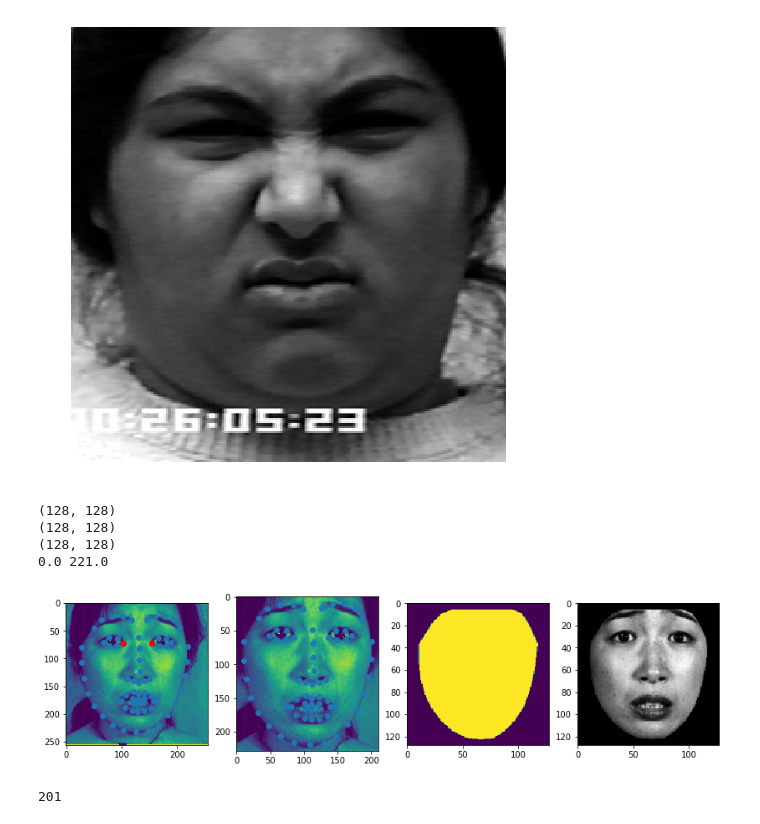
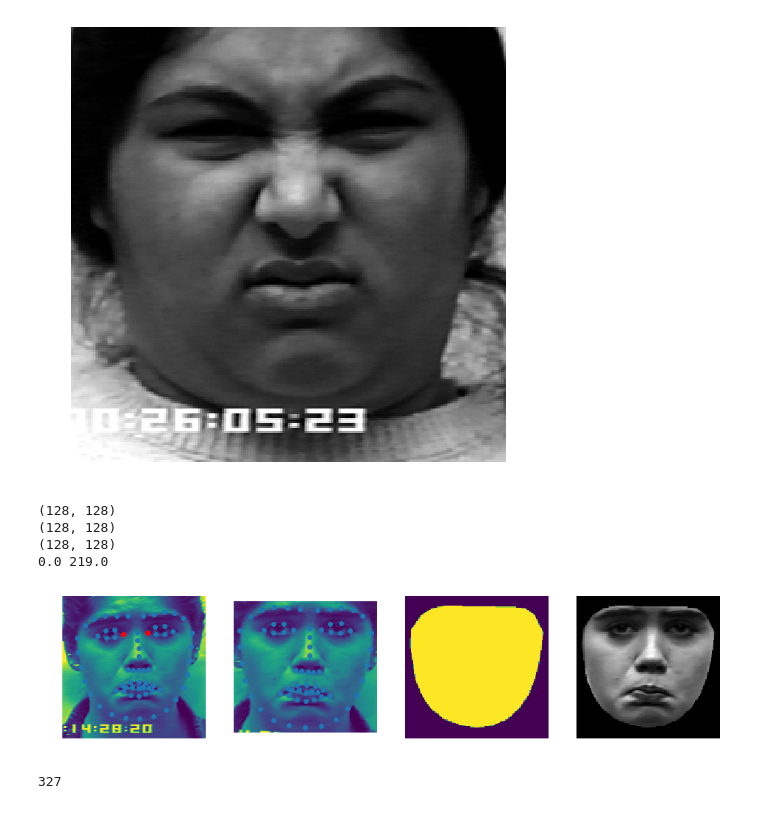
Before and after one commit to pedrodiamel/ferattention, a Jupyter notebook: books/data_analysis_fer.ipynb, the cells around one changed output. Drawn from its saved outputs; the diff is of its cells as text; code cells hidden in the pictures.

```diff
--- a/books/data_analysis_fer.ipynb
+++ b/books/data_analysis_fer.ipynb
@@ -21,7 +21,7 @@ import warnings
 warnings.filterwarnings("ignore")
 # %%
 path = os.path.expanduser( "~/.datasets/" )
-namedataset = 'jaffe'
+namedataset = 'ck'
 train=True
 
 dataset = FERClassicDataset(os.path.join( path, namedataset)  , namedataset, idenselect=[], train=train )
@@ -135,45 +135,49 @@ image_rot, plm_rot = adjust( image, plm )
 mask_rot = getmask( image_rot, plm_rot )
 image_rot_t = image_rot
 # print( image_rot.shape )
 # print( plm_rot.shape )
 # print( mask_rot.shape )
 
 image_rot  = resize( image_rot, height=128,  width=128, interpolate_mode=cv2.INTER_LANCZOS4 )[:,:,0]
 mask_rot   = resize( mask_rot , height=128,  width=128, interpolate_mode=cv2.INTER_LINEAR )[:,:,0]
 image_mask = (image_rot * mask_rot)
 
 print(image_rot.shape)
 print(mask_rot.shape)
 print(image_mask.shape)
 print(image_mask.min(), image_mask.max())
 
-plt.figure( figsize=(14,8) )
+plt.figure( figsize=(16,8) )
 plt.subplot(141)
-plt.imshow( image )
+plt.imshow( image, cmap='gray' )
 plt.plot(plm[:,0],plm[:,1] ,'o')
 plt.plot(plm[39,0],plm[39,1] ,'ro')
 plt.plot(plm[42,0],plm[42,1] ,'ro')
+plt.axis('off')
 plt.subplot(142)
-plt.imshow( image_rot_t )
+plt.imshow( image_rot_t, cmap='gray' )
 plt.plot(plm_rot[:,0],plm_rot[:,1] ,'o')
+plt.axis('off')
 plt.subplot(143)
 plt.imshow( mask_rot )
+plt.axis('off')
 plt.subplot(144)
 plt.imshow( image_mask, cmap='gray' )
+plt.axis('off')
 plt.show()
 # %% [output]
 (128, 128)
 (128, 128)
 (128, 128)
-0.0 221.0
+0.0 219.0
-[figure, old version]
+[figure, new version]
 # %%
 path = os.path.expanduser( "~/.datasets/" )
-namedataset = 'jaffe'
+namedataset = 'ck'
 train=True
 
 dataset = FERDarkClassicDataset(os.path.join( path, namedataset)  , namedataset, idenselect=[], train=train )
 print(len(dataset))
 # %% [output]
-201
+327
 # %%
```
Also changed, not shown: parts of 10 cells of this notebook, 14 other files.
